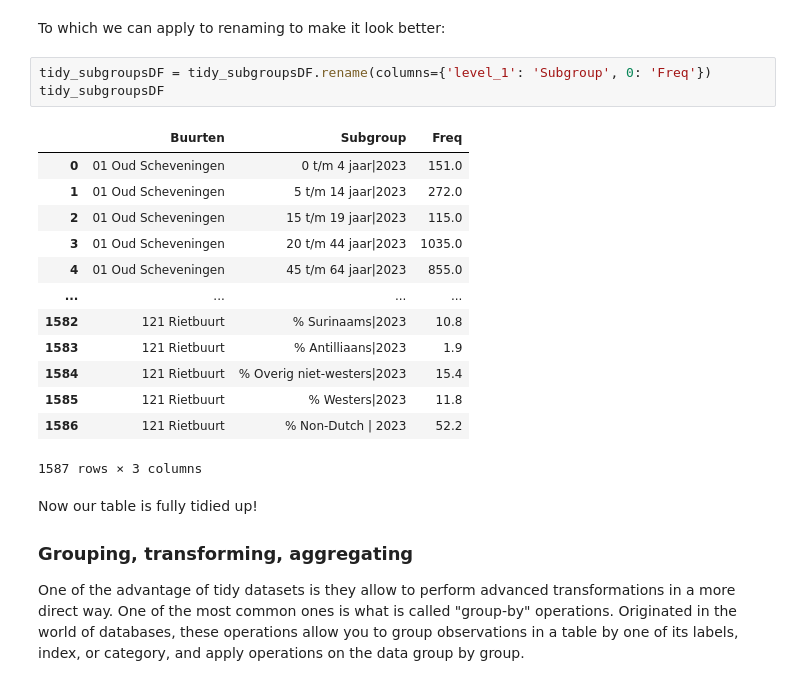
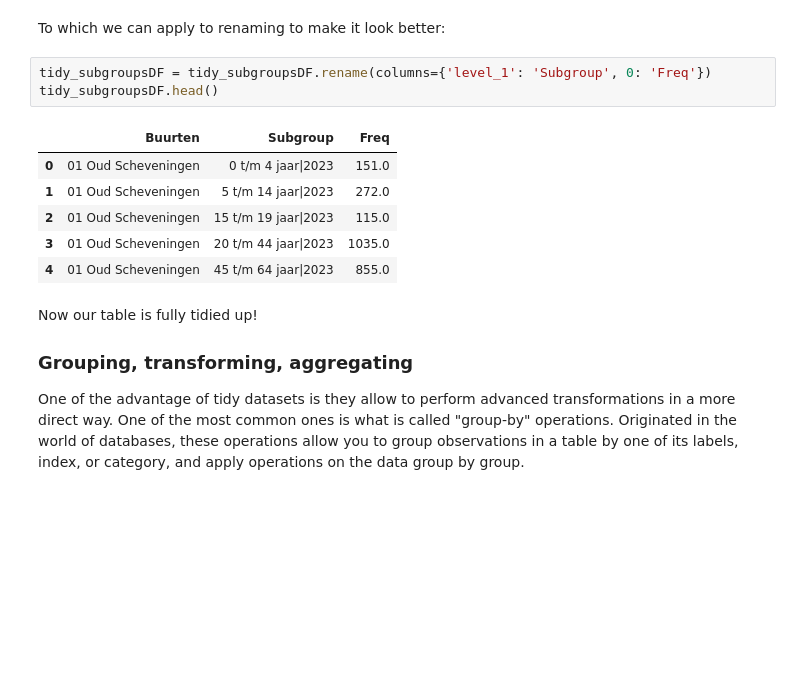
Before and after one commit to mannan272/data1, a Jupyter notebook: lab-01/lab-01-part-01.ipynb, the cells around one changed output. Cells and saved outputs as stored; diff of their text form; blank space fills up the shorter version.

```diff
--- a/lab-01/lab-01-part-01.ipynb
+++ b/lab-01/lab-01-part-01.ipynb
@@ -572,21 +569,14 @@ tidy_subgroupsDF.head()
 To which we can apply to renaming to make it look better:
 # %%
 tidy_subgroupsDF = tidy_subgroupsDF.rename(columns={'level_1': 'Subgroup', 0: 'Freq'})
-tidy_subgroupsDF
+tidy_subgroupsDF.head()
 # %% [output]
 |  | Buurten | Subgroup | Freq |
 | 0 | 01 Oud Scheveningen | 0 t/m 4 jaar|2023 | 151.0 |
 | 1 | 01 Oud Scheveningen | 5 t/m 14 jaar|2023 | 272.0 |
 | 2 | 01 Oud Scheveningen | 15 t/m 19 jaar|2023 | 115.0 |
 | 3 | 01 Oud Scheveningen | 20 t/m 44 jaar|2023 | 1035.0 |
 | 4 | 01 Oud Scheveningen | 45 t/m 64 jaar|2023 | 855.0 |
-| ... | ... | ... | ... |
-| 1582 | 121 Rietbuurt | % Surinaams|2023 | 10.8 |
-| 1583 | 121 Rietbuurt | % Antilliaans|2023 | 1.9 |
-| 1584 | 121 Rietbuurt | % Overig niet-westers|2023 | 15.4 |
-| 1585 | 121 Rietbuurt | % Westers|2023 | 11.8 |
-| 1586 | 121 Rietbuurt | % Non-Dutch | 2023 | 52.2 |
-1587 rows × 3 columns
 # %% [markdown]
 Now our table is fully tidied up!
 
```
Also changed, not shown: parts of 4 cells of this notebook, 4 other files.
